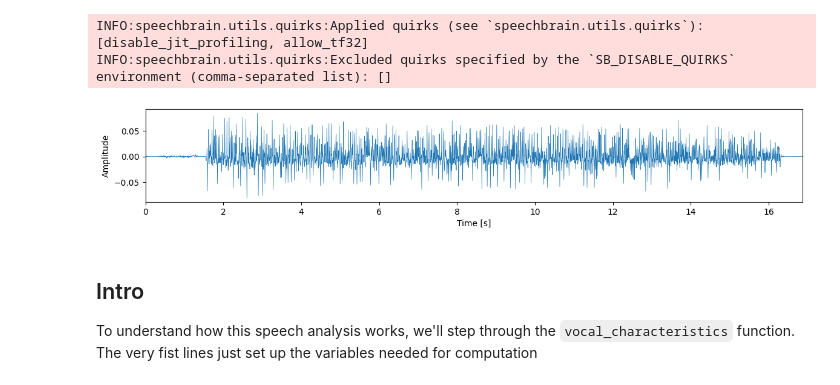
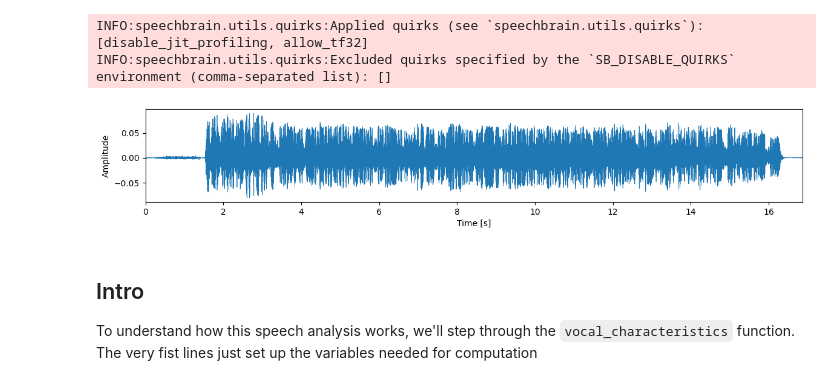
Before and after one commit to pplantinga/ParkinsonSpeechAI, a Jupyter notebook: voice-analysis.ipynb, the cells around one changed output. Cells and saved outputs as stored; diff of their text form; code cells hidden in the pictures.

```diff
--- a/voice-analysis.ipynb
+++ b/voice-analysis.ipynb
@@ -13,21 +13,21 @@ INFO:speechbrain.utils.quirks:Excluded quirks specified by the `SB_DISABLE_QUIRK
 # %%
 # Load sustained phonation recording from QPN dataset
 audio_filename = "qpn_PD00020_a1.wav"
 audio, sample_rate = torchaudio.load(audio_filename)
 
 # Parameters for all figures in the document
 plt.rcParams["figure.figsize"] = (14,2)
 plt.rcParams['axes.xmargin'] = 0
 
 # Downsample to reduce number of points on the plot
-downsample_factor = 100
+downsample_factor = 10
 xs = torch.arange(len(audio[0,::downsample_factor])) / sample_rate * downsample_factor
 plt.plot(xs, audio[0,::downsample_factor], linewidth=.5)
 plt.xlabel("Time [s]")
 plt.ylabel("Amplitude")
 plt.show()
 # %% [output]
-[figure, old version]
+[figure, new version]
 # %% [markdown]
 ## Intro
 
```
Also changed, not shown: parts of 20 cells of this notebook.
